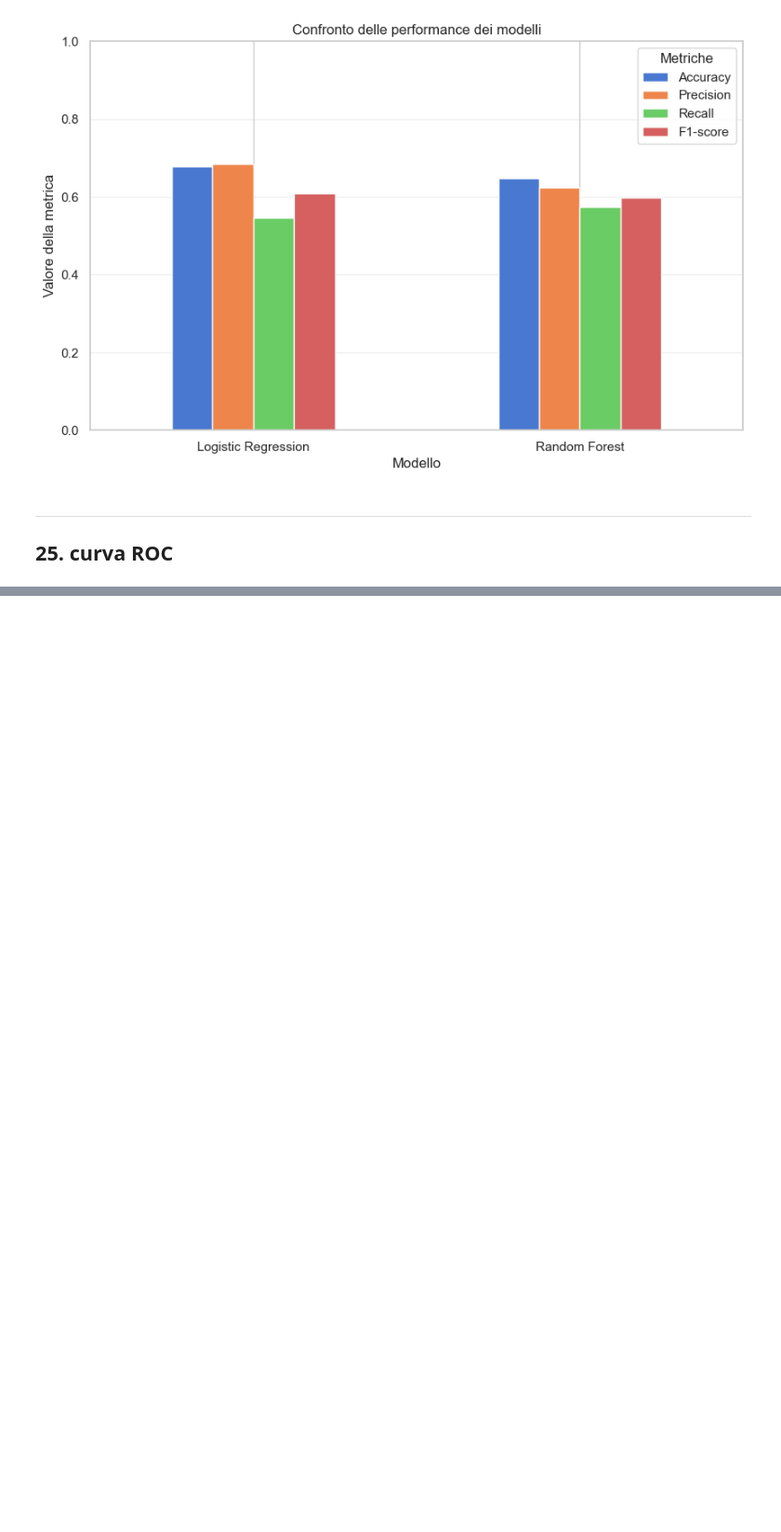
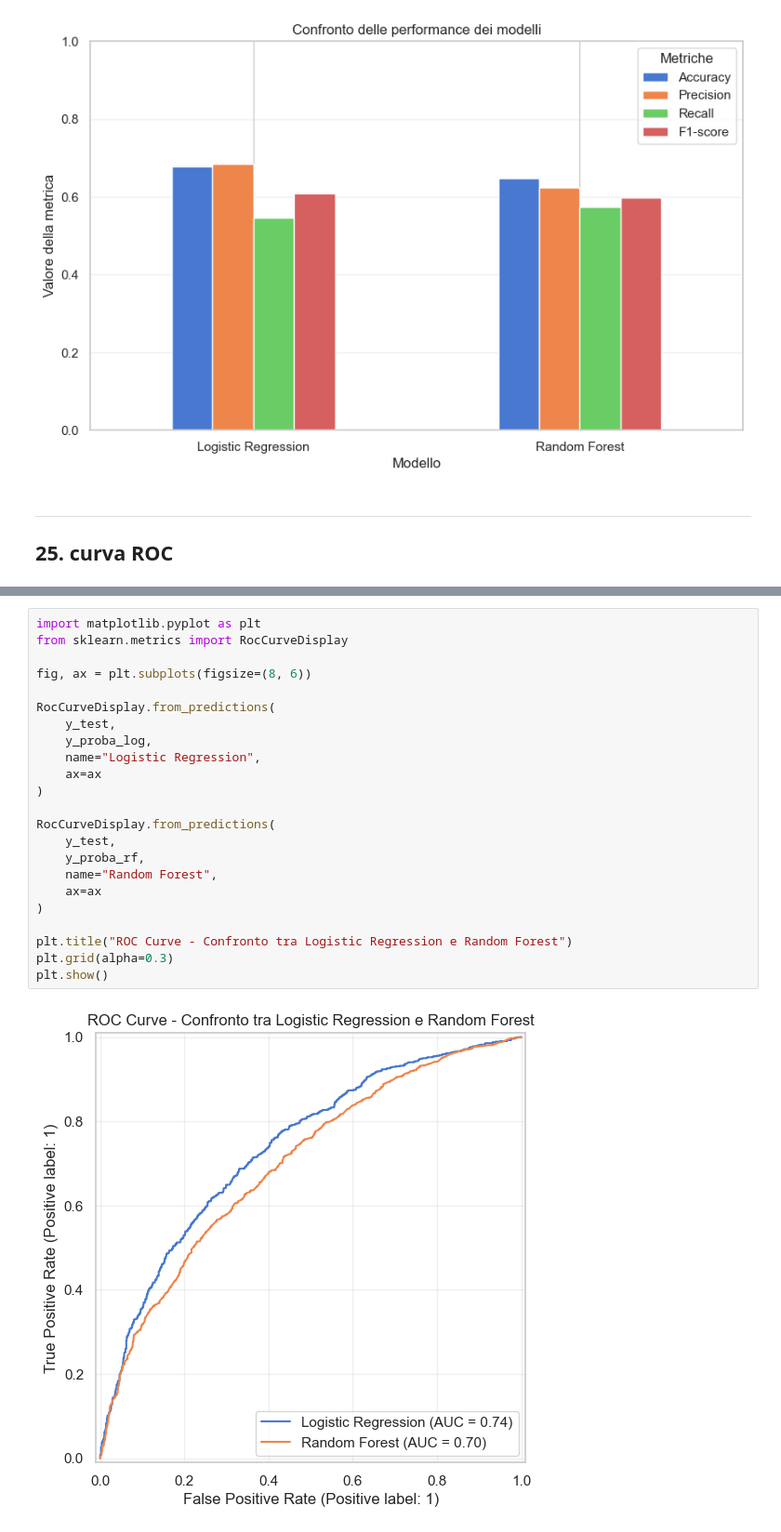
Before and after one commit to anna8987/tesi-COMPAS, a Jupyter notebook: tesiCOMPAS.ipynb, the cells around one changed output, grey strips where cells are left out. Shown at 93% size. Cells and saved outputs as stored; diff of their text form; blank space fills up the shorter version.

```diff
--- a/tesiCOMPAS.ipynb
+++ b/tesiCOMPAS.ipynb
@@ -1552,0 +1581,25 @@ ___
+# %%
+import matplotlib.pyplot as plt
+from sklearn.metrics import RocCurveDisplay
+
+fig, ax = plt.subplots(figsize=(8, 6))
+
+RocCurveDisplay.from_predictions(
+    y_test,
+    y_proba_log,
+    name="Logistic Regression",
+    ax=ax
+)
+
+RocCurveDisplay.from_predictions(
+    y_test,
+    y_proba_rf,
+    name="Random Forest",
+    ax=ax
+)
+
+plt.title("ROC Curve - Confronto tra Logistic Regression e Random Forest")
+plt.grid(alpha=0.3)
+plt.show()
+# %% [output]
+[figure, added]
```
Also changed, not shown: parts of 18 cells of this notebook.
